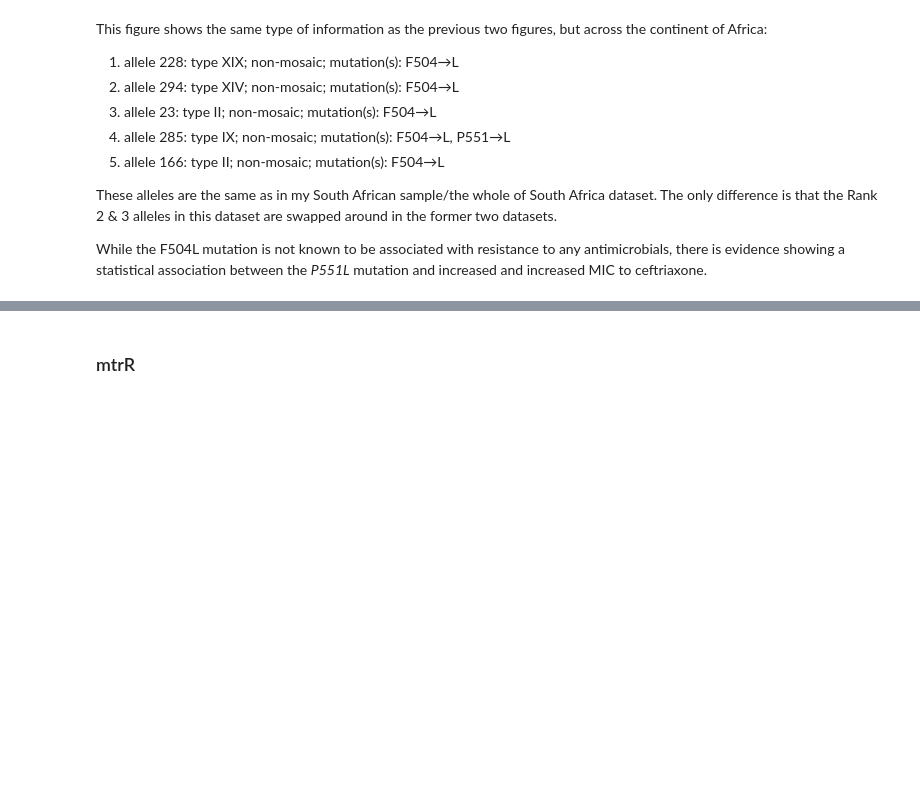
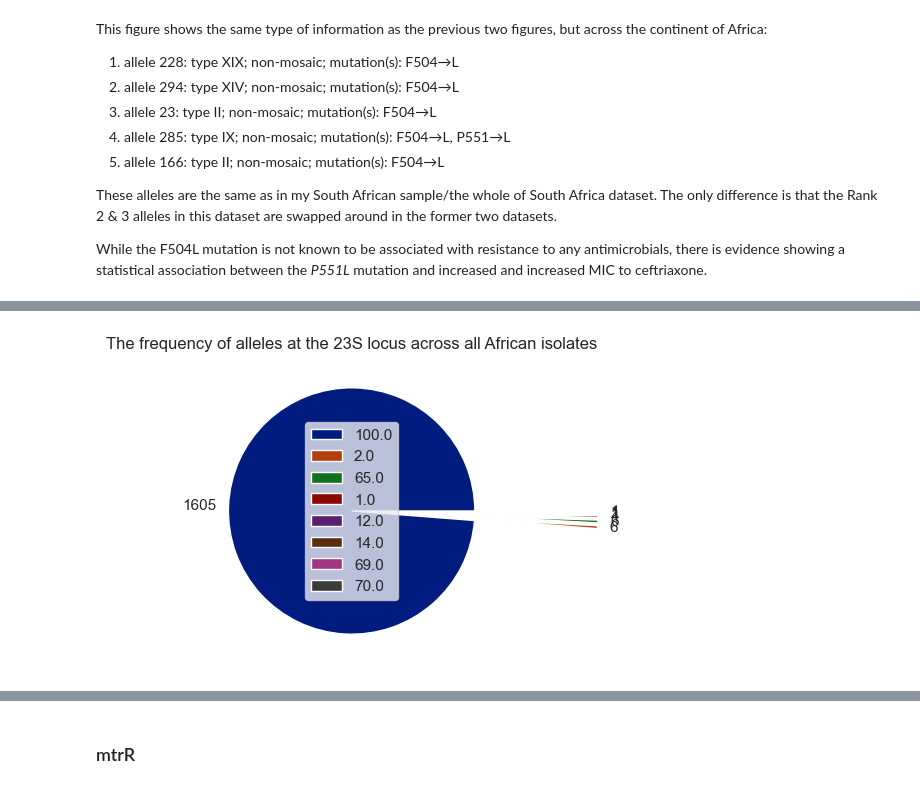
Before and after one commit to watchlotr/NGonorrhoeae_Y4, a Jupyter notebook: NG_Figures.ipynb, the cells around one changed output, grey strips where cells are left out. Saved outputs shown, nothing was run; the diff lists cells and outputs as text; code cells hidden in the pictures; blank space fills up the shorter version.

```diff
--- a/NG_Figures.ipynb
+++ b/NG_Figures.ipynb
@@ -930,0 +972,24 @@ This pie chart shows the frequency of alleles at the 23S locus (under the NG-STA
+# %%
+    # same process but for genotypic amr data from all of Africa...
+
+    # importing
+afr_ngstar_amr: pd.DataFrame = pd.read_csv("Data/afr_ngstar_amr.csv", sep=",", header="infer")
+
+    # separating out 23S RNA...
+afr_23s: pd.DataFrame =  afr_ngstar_amr[["id", "isolate", "country", "year", "NG_23S"]]
+
+    # removing rows containing NAs...
+afr_23s = afr_23s.dropna(subset = "NG_23S")
+
+    # cleaning function
+Functions.clean(df = afr_23s, rename_cols = {"NG_23S": "ng_23s"}, to_str = "ng_23s")
+
+
+    # ranking allele frequencies...
+afr_23s_count = Functions.allele_rank(df = afr_23s, var = "ng_23s", max_value = 8)
+
+
+Functions.pie(data = afr_23s_count, title = "The frequency of alleles at the 23S locus across all African isolates", exp = [0, 1, 1, 1, 1, 1, 1, 1])
+plt.show()
+# %% [output]
+[figure, added]
```
Also changed, not shown: parts of 15 cells of this notebook, 1 other file.
